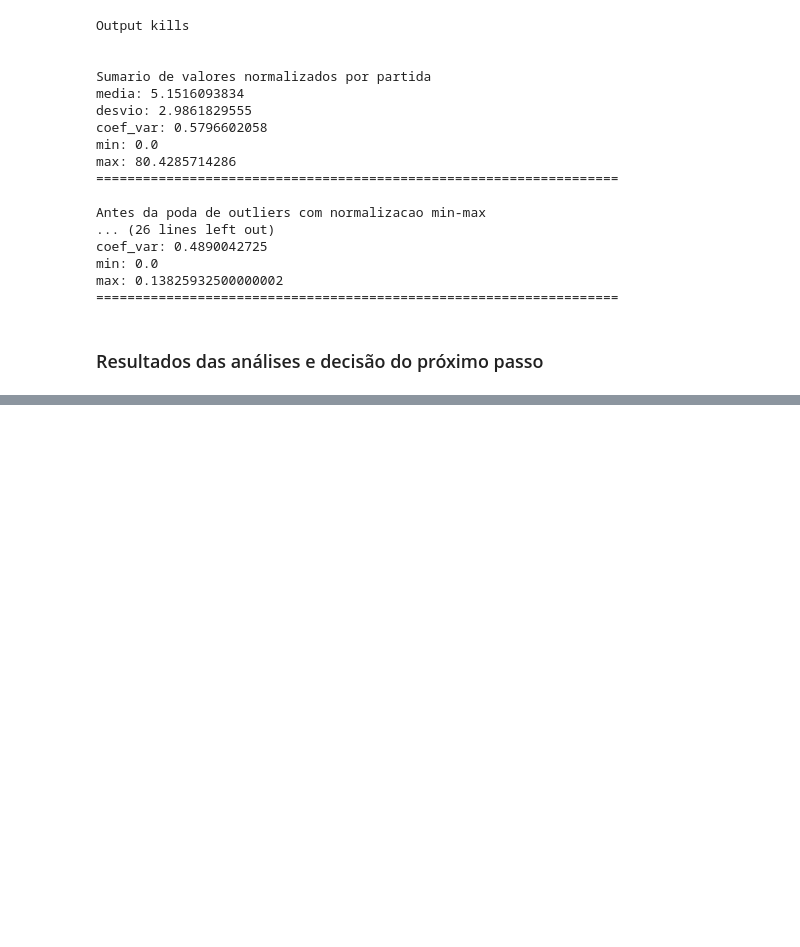
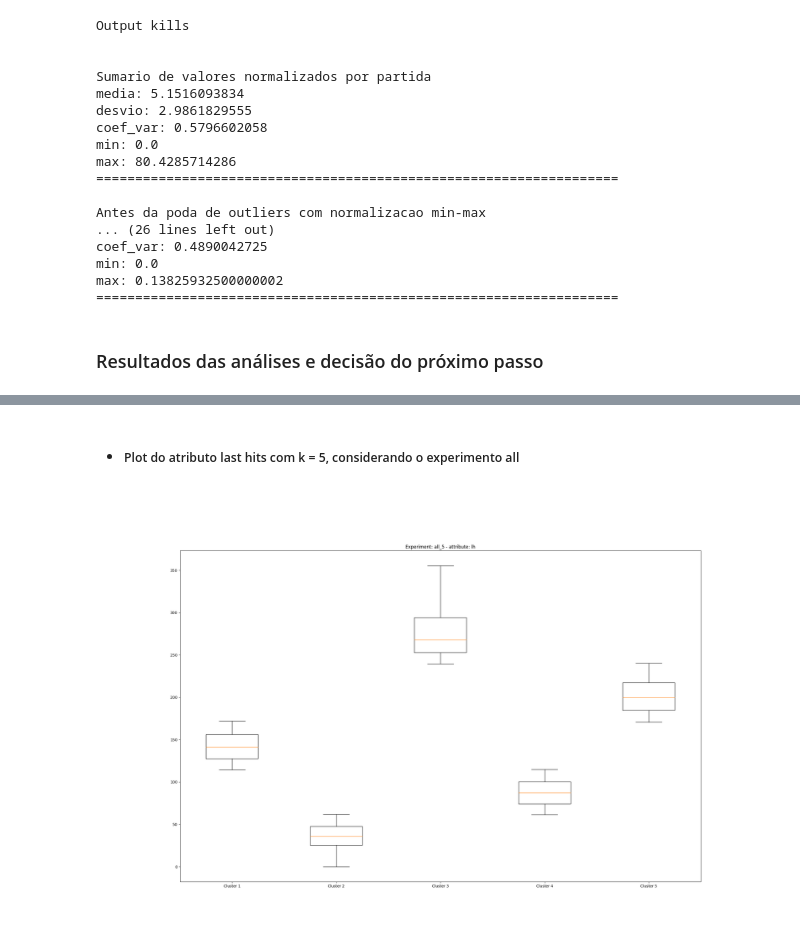
Before and after one commit to gaabrielfranco/notebooks-tcc, a Jupyter notebook: log-tcc.ipynb, the cells around one changed output, grey strips where cells are left out. Drawn from its saved outputs; the diff is of its cells as text; code cells hidden in the pictures; blank space fills up the shorter version.

```diff
--- a/log-tcc.ipynb
+++ b/log-tcc.ipynb
@@ -55,0 +228,6 @@ max: 0.13825932500000002
+# %% [markdown]
+- ##### Plot do atributo last hits com k = 5, considerando o experimento all
+# %%
+Image(filename='data/all_5_lh.png')
+# %% [output]
+[figure, added]
```
Also changed, not shown: parts of 31 cells of this notebook, 5 other files.
